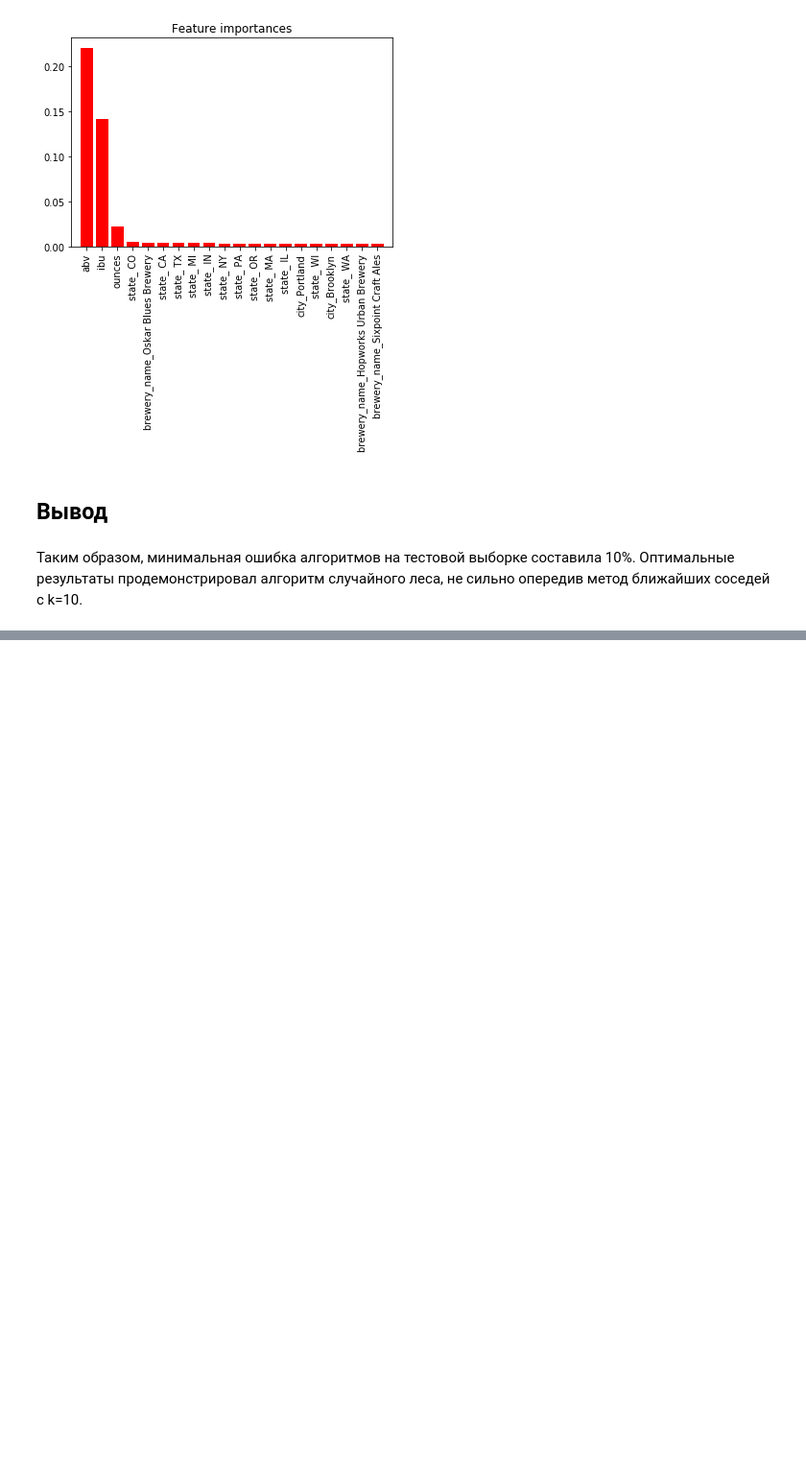
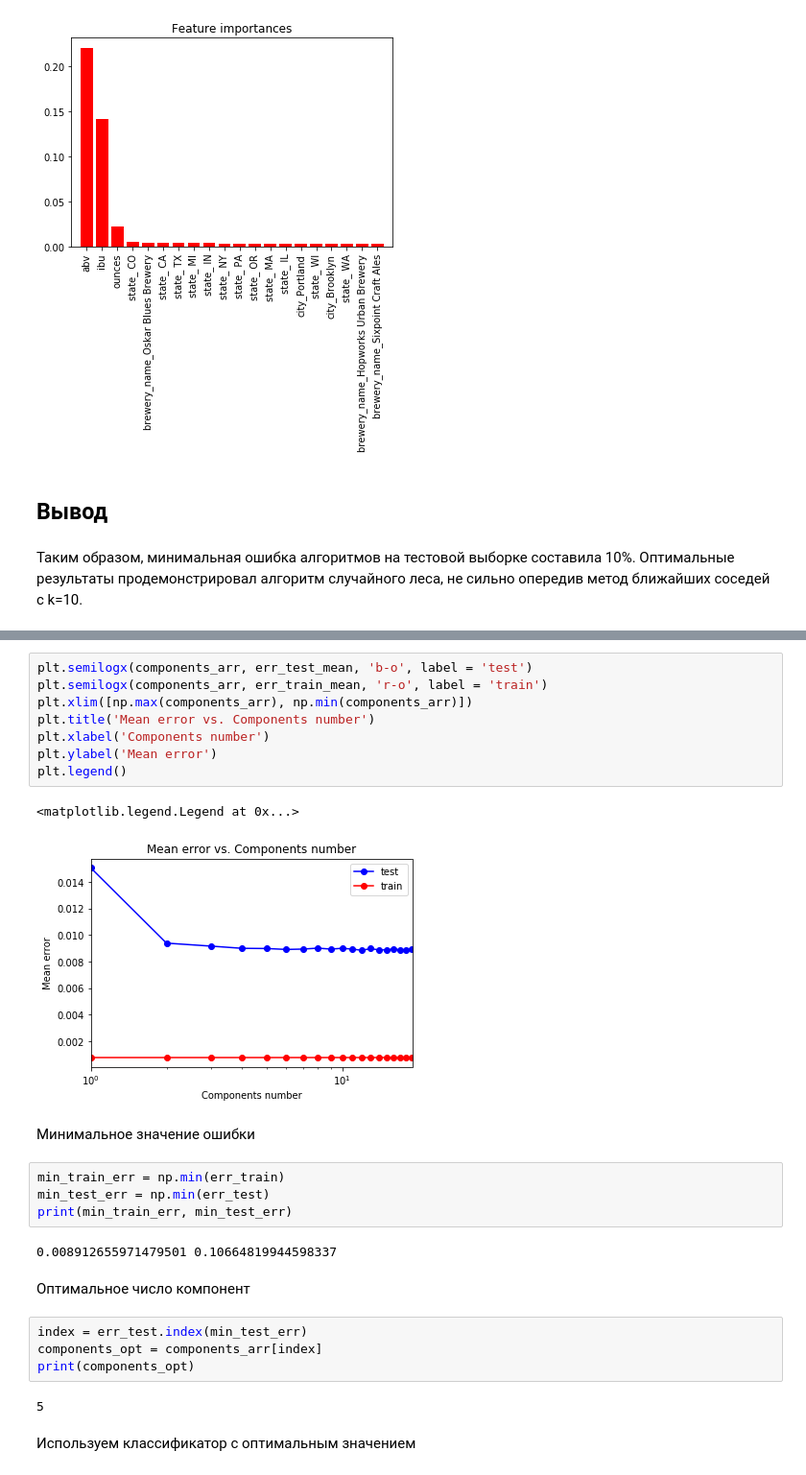
Before and after one commit to maximova136/MachineLearning, a Jupyter notebook: Lab1.ipynb, the cells around one changed output, grey strips where cells are left out. Shown at 96% size. Drawn from its saved outputs; the diff is of its cells as text; blank space fills up the shorter version.

```diff
--- a/Lab1.ipynb
+++ b/Lab1.ipynb
@@ -970,0 +1010,29 @@ plt.xlim([-1, d_first])
+# %%
+plt.semilogx(components_arr, err_test_mean, 'b-o', label = 'test')
+plt.semilogx(components_arr, err_train_mean, 'r-o', label = 'train')
+plt.xlim([np.max(components_arr), np.min(components_arr)])
+plt.title('Mean error vs. Сomponents number')
+plt.xlabel('Сomponents number')
+plt.ylabel('Mean error')
+plt.legend()
+# %% [output]
+<matplotlib.legend.Legend at 0x...>
+[figure, added]
+# %% [markdown]
+Минимальное значение ошибки
+# %%
+min_train_err = np.min(err_train)
+min_test_err = np.min(err_test)
+print(min_train_err, min_test_err)
+# %% [output]
+0.008912655971479501 0.10664819944598337
+# %% [markdown]
+Оптимальное число компонент
+# %%
+index = err_test.index(min_test_err)
+components_opt = components_arr[index]
+print(components_opt)
+# %% [output]
+5
+# %% [markdown]
+Используем классификатор с оптимальным значением
```
Also changed, not shown: parts of 7 cells of this notebook, 1 other file.
